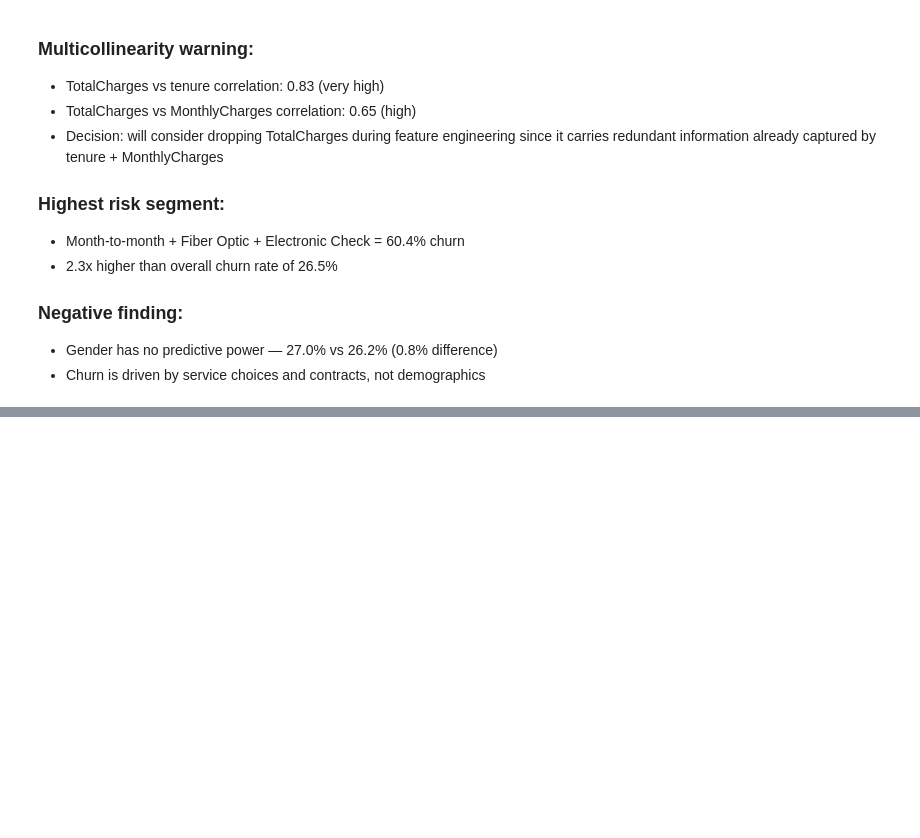
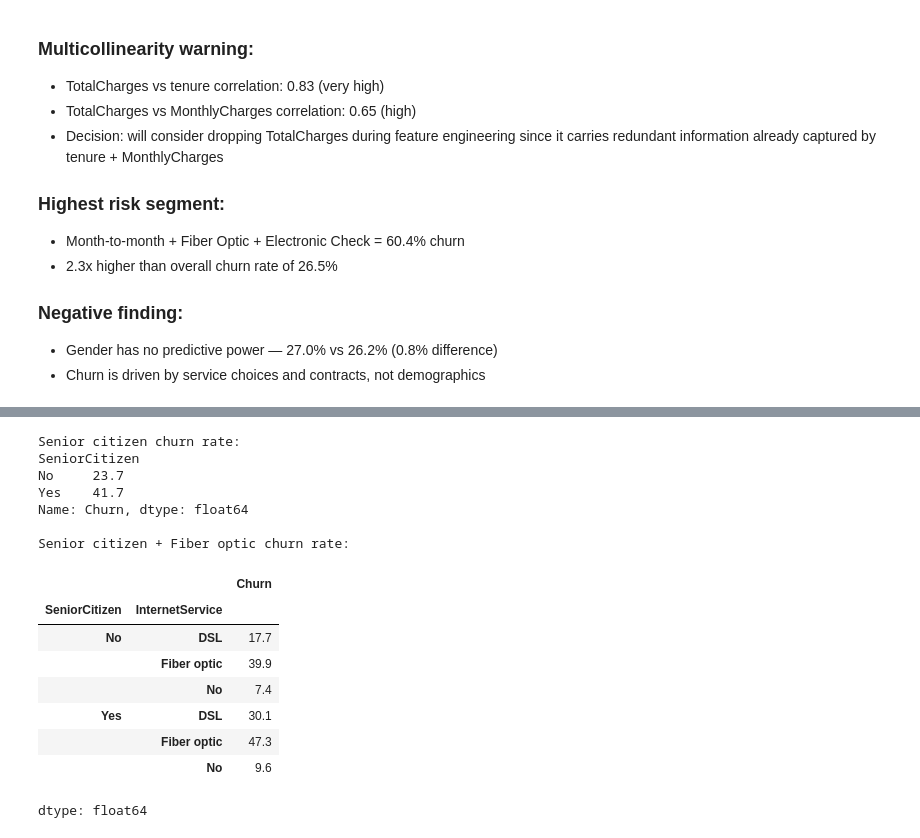
Before and after one commit to Integenpiyush/churn-prediction-catboost, a Jupyter notebook: notebooks/01_eda.ipynb, the cells around one changed output, grey strips where cells are left out. Drawn from its saved outputs; the diff is of its cells as text; code cells hidden in the pictures; blank space fills up the shorter version.

```diff
--- a/notebooks/01_eda.ipynb
+++ b/notebooks/01_eda.ipynb
@@ -506,0 +621,23 @@ Name: Churn, dtype: float64
+# %%
+# Senior citizen deep dive
+print("Senior citizen churn rate:")
+print(df.groupby('SeniorCitizen')['Churn'].mean().round(3)*100)
+print("\nSenior citizen + Fiber optic churn rate:")
+df.groupby(['SeniorCitizen','InternetService'])['Churn'].mean().round(3)*100
+# %% [output]
+Senior citizen churn rate:
+SeniorCitizen
+No     23.7
+Yes    41.7
+Name: Churn, dtype: float64
+
+Senior citizen + Fiber optic churn rate:
+|  |  | Churn |
+| SeniorCitizen | InternetService |  |
+| No | DSL | 17.7 |
+|  | Fiber optic | 39.9 |
+|  | No | 7.4 |
+| Yes | DSL | 30.1 |
+|  | Fiber optic | 47.3 |
+|  | No | 9.6 |
+dtype: float64
```
Also changed, not shown: parts of 9 cells of this notebook.
